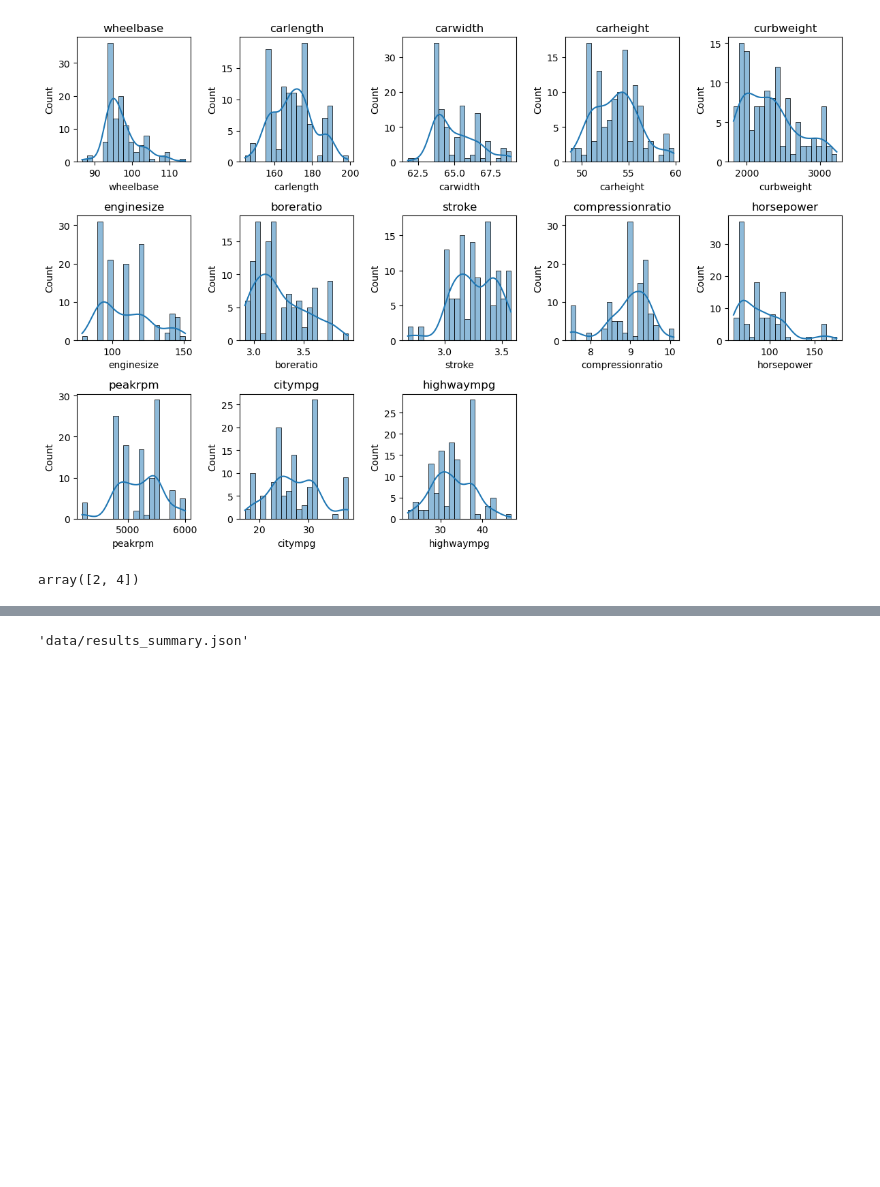
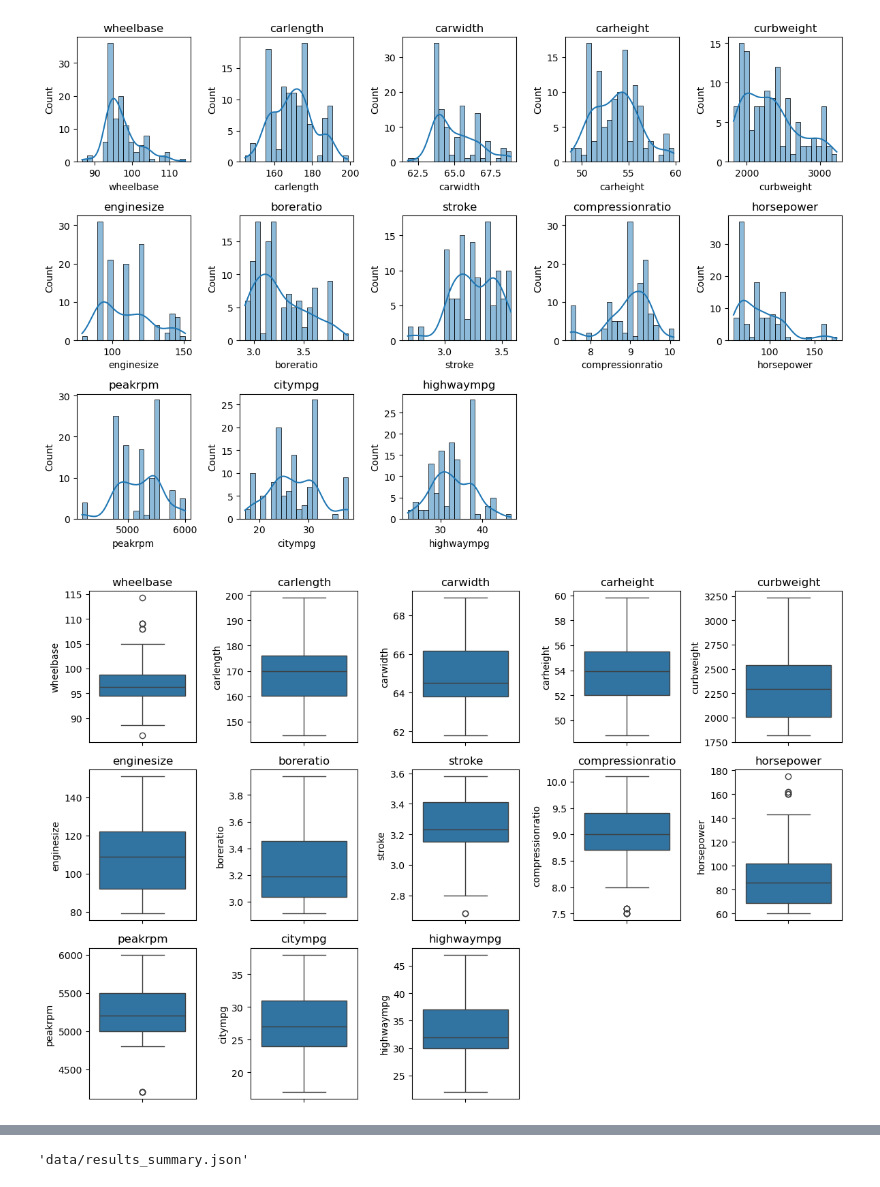
Before and after one commit to Tinonturja/Car_Pricing_DA, a Jupyter notebook: Car_Pricing_Prediction.ipynb, the cells around one changed output, grey strips where cells are left out. Drawn from its saved outputs; the diff is of its cells as text; code cells hidden in the pictures; blank space fills up the shorter version.

```diff
--- a/Car_Pricing_Prediction.ipynb
+++ b/Car_Pricing_Prediction.ipynb
@@ -372,7 +372,17 @@ plt.tight_layout()
 plt.show()
 # %% [output]
 [figure]
-# %%
-data_no_outliers['doornumber'].unique()
-# %% [output]
-array([2, 4])
+# %%
+# boxplot of numerical columns
+
+plt.figure(figsize = (12,8))
+
+for feature in numerical_features_list:
+    plt.subplot(3,5,numerical_features_list.index(feature)+1)
+    sns.boxplot(data = data_no_outliers[feature])
+    plt.xticks(rotation=90)
+    plt.title(feature)
+plt.tight_layout()
+plt.show()
+# %% [output]
+[figure, added]
```
Also changed, not shown: parts of 7 cells of this notebook.
